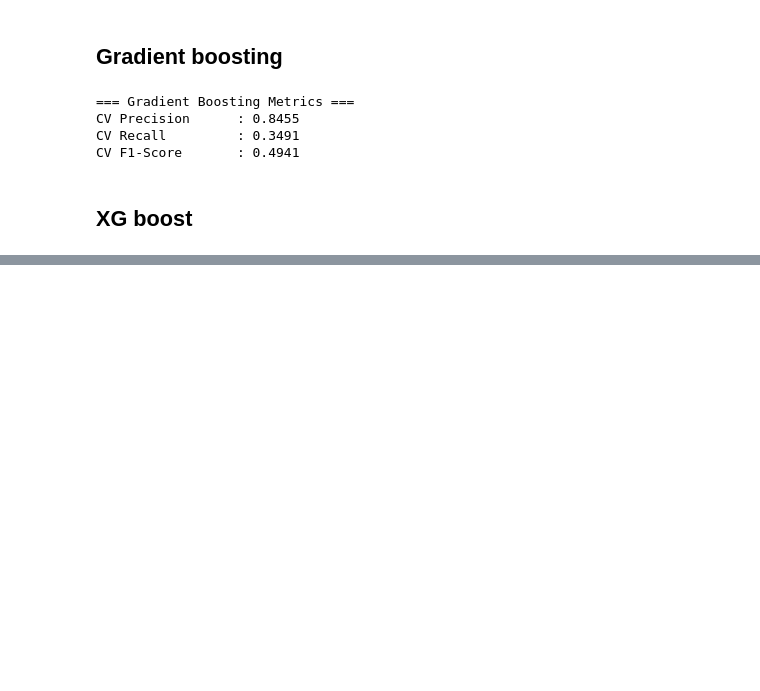
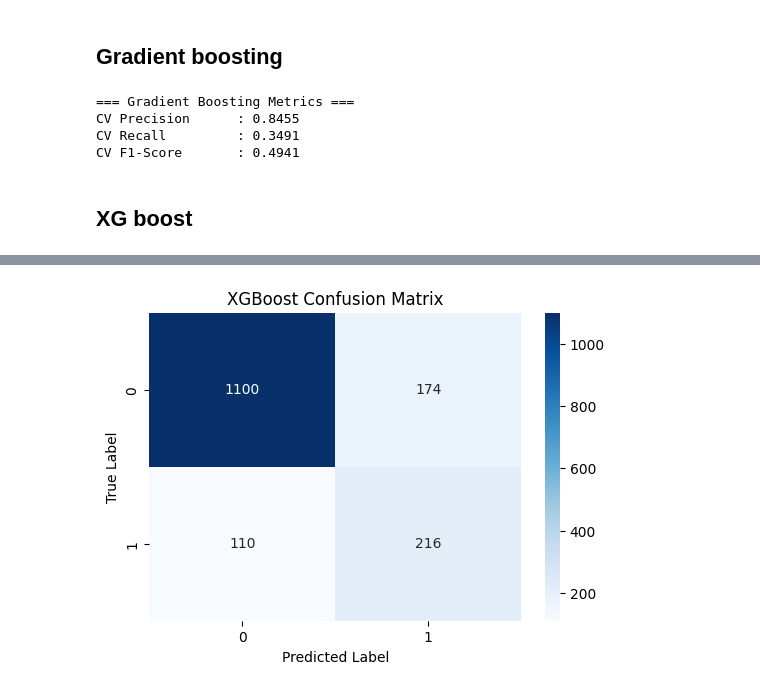
Before and after one commit to AbdelmoezAlaa91/Bank_churn_prediction, a Jupyter notebook: models.ipynb, the cells around one changed output, grey strips where cells are left out. Drawn from its saved outputs; the diff is of its cells as text; code cells hidden in the pictures; blank space fills up the shorter version.

```diff
--- a/models.ipynb
+++ b/models.ipynb
@@ -130,10 +130,3 @@ NameError: name 'df' is not defined
-# %%
-right_skewed_cols = skewness[skewness > 0.75].index.tolist()
-
-print(f"Right-skewed features to transform: {right_skewed_cols}")
-
-for col in right_skewed_cols:
-    df[col] = np.log1p(df[col])
 # %% [markdown]
 ## Preprocessing
 # %%
@@ -303,20 +296,60 @@ CV F1-Score       : 0.4941
 ## XG boost
 # %%
 from xgboost import XGBClassifier
+from sklearn.metrics import (
+    accuracy_score,
+    precision_score,
+    recall_score,
+    f1_score,
+    roc_auc_score,
+    confusion_matrix
+)
 
 scale_pos = (y_train == 0).sum() / (y_train == 1).sum()
 
-xgb_model = XGBClassifier(random_state=42, scale_pos_weight=scale_pos, n_jobs=-1, eval_metric='logloss')
-xgb_model.fit(x_train_processed, y_train)
+X_tr, X_val, y_tr, y_val = train_test_split(
+    x_train_processed,
+    y_train,
+    test_size=0.2,
+    stratify=y_train,
+    random_state=42
+)
 
-y_val_pred = cross_val_predict(xgb_model, x_train_processed, y_train, cv=5, method='predict')
+xgb_model = XGBClassifier(
+    objective="binary:logistic",
+    scale_pos_weight=scale_pos,
+    random_state=42,
+    n_estimators=5000,
+    early_stopping_rounds=30,
+    n_jobs=-1
+)
 
-cv_precision = precision_score(y_train, y_val_pred)
-cv_recall = recall_score(y_train, y_val_pred)
-cv_f1 = f1_score(y_train, y_val_pred)
+xgb_model.fit(
+    X_tr,
+    y_tr,
+    eval_set=[
+        (X_tr, y_tr),
+        (X_val, y_val)
+    ],
+    verbose=True
+)
 
-print("=== XGBoost Metrics ===")
-print(f"CV Precision      : {cv_precision:.4f}")
-print(f"CV Recall         : {cv_recall:.4f}")
-print(f"CV F1-Score       : {cv_f1:.4f}")
+y_val_pred = xgb_model.predict(X_val)
+
+print("\n=== XGBoost Evaluation Metrics ===")
+print("Train Accuracy :", xgb_model.score(X_tr, y_tr))
+print("Valid Accuracy :", accuracy_score(y_val, y_val_pred))
+print("Precision      :", precision_score(y_val, y_val_pred))
+print("Recall         :", recall_score(y_val, y_val_pred))
+print("F1             :", f1_score(y_val, y_val_pred))
+print("ROC-AUC        :", roc_auc_score(y_val, xgb_model.predict_proba(X_val)[:, 1]))
+
+cm = confusion_matrix(y_val, y_val_pred)
+
+plt.figure(figsize=(6, 4))
+sns.heatmap(cm, annot=True, fmt="d", cmap="Blues")
+plt.title("XGBoost Confusion Matrix")
+plt.xlabel("Predicted Label")
+plt.ylabel("True Label")
+plt.show()
 # %% [output]
@@ -326,0 +373 @@ CV F1-Score       : 0.6038
+[figure, added]
```
Also changed, not shown: parts of 3 cells of this notebook.
